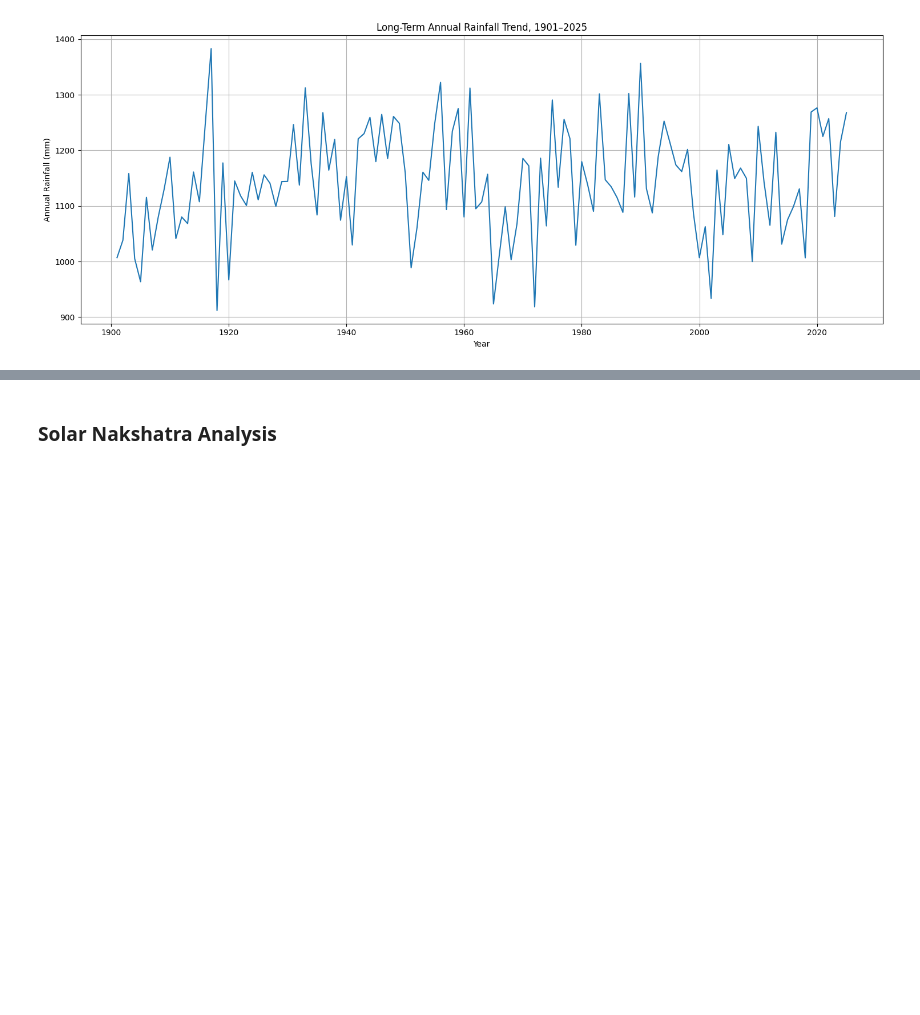
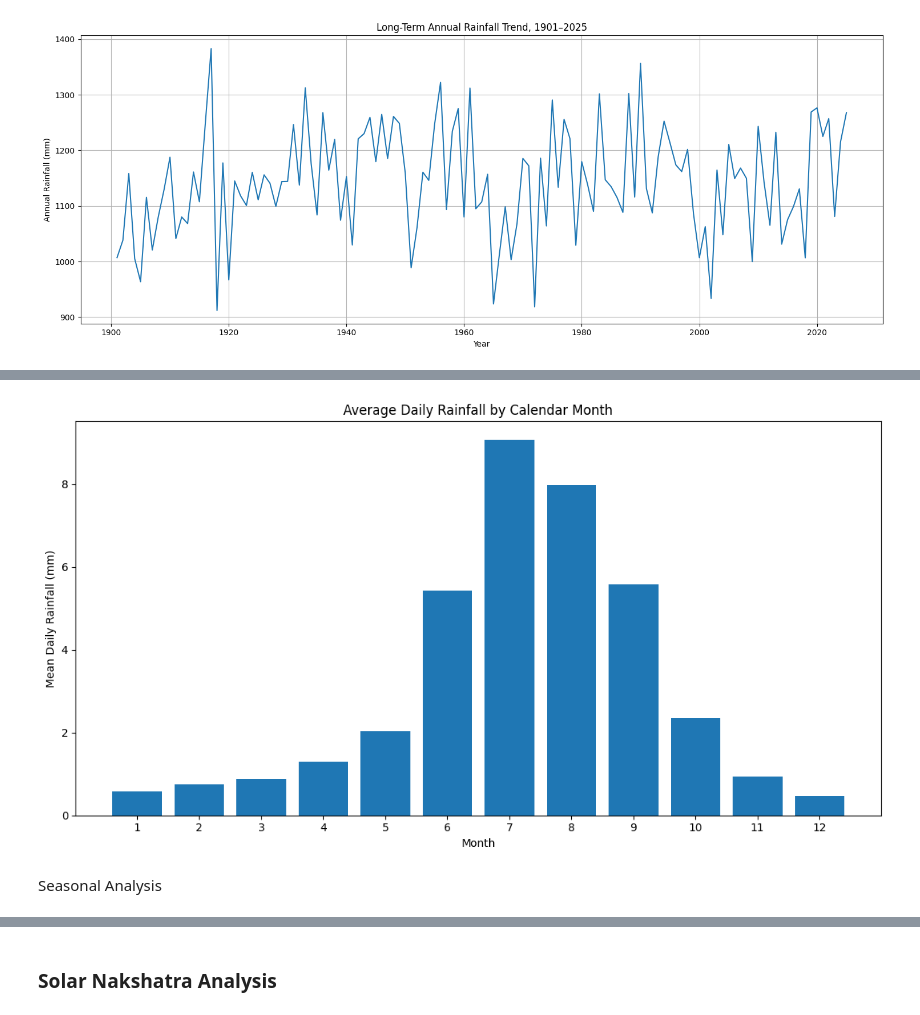
Before and after one commit to sumitsingh63/EAA_Project, a Jupyter notebook: 02_eda.ipynb, the cells around one changed output, grey strips where cells are left out. Cells and saved outputs as stored; diff of their text form; code cells hidden in the pictures; blank space fills up the shorter version.

```diff
--- a/02_eda.ipynb
+++ b/02_eda.ipynb
@@ -359,0 +362,22 @@ plt.show()
+# %%
+MONTH_ORDER = [
+    "January", "February", "March",
+    "April", "May", "June",
+    "July", "August", "September",
+    "October", "November", "December"
+]
+
+monthly_stats = (
+    master_df
+    .groupby("Month")
+    .agg(
+        Mean_Rainfall=("Rainfall_mm", "mean"),
+        Median_Rainfall=("Rainfall_mm", "median"),
+        Std_Dev=("Rainfall_mm", "std"),
+        Total_Rainfall=("Rainfall_mm", "sum"),
+        Wet_Days=("Wet_Day", "sum")
+    )
+    .reset_index()
+)
+
+monthly_stats
@@ -359,0 +398,20 @@ plt.show()
+# %%
+plt.figure(figsize=(11, 6))
+
+plt.bar(
+    monthly_stats["Month"],
+    monthly_stats["Mean_Rainfall"]
+)
+
+plt.xlabel("Month")
+plt.ylabel("Mean Daily Rainfall (mm)")
+plt.title("Average Daily Rainfall by Calendar Month")
+
+plt.xticks(range(1, 13))
+
+plt.tight_layout()
+plt.show()
+# %% [output]
+[figure, added]
+# %% [markdown]
+Seasonal Analysis
```
Also changed, not shown: parts of 37 cells of this notebook.
